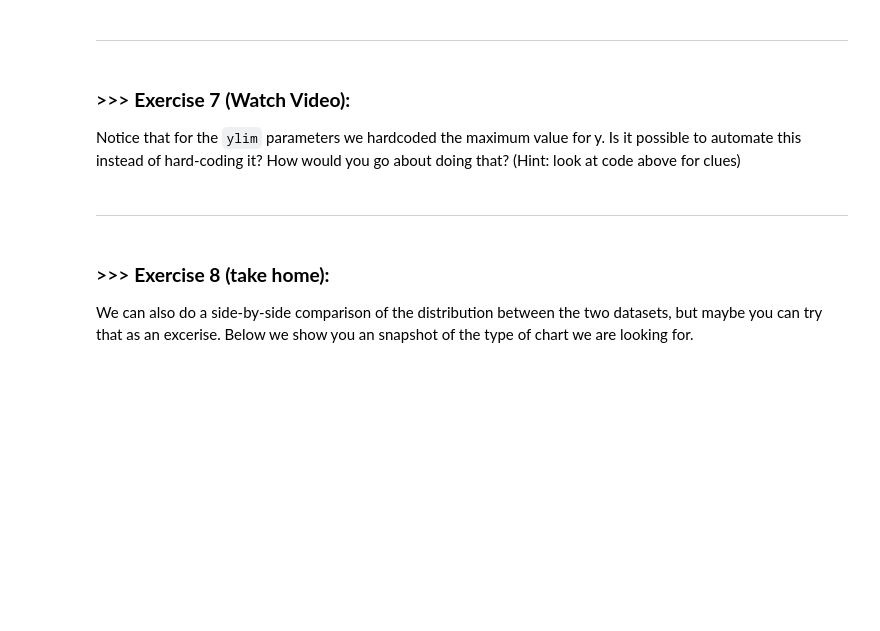
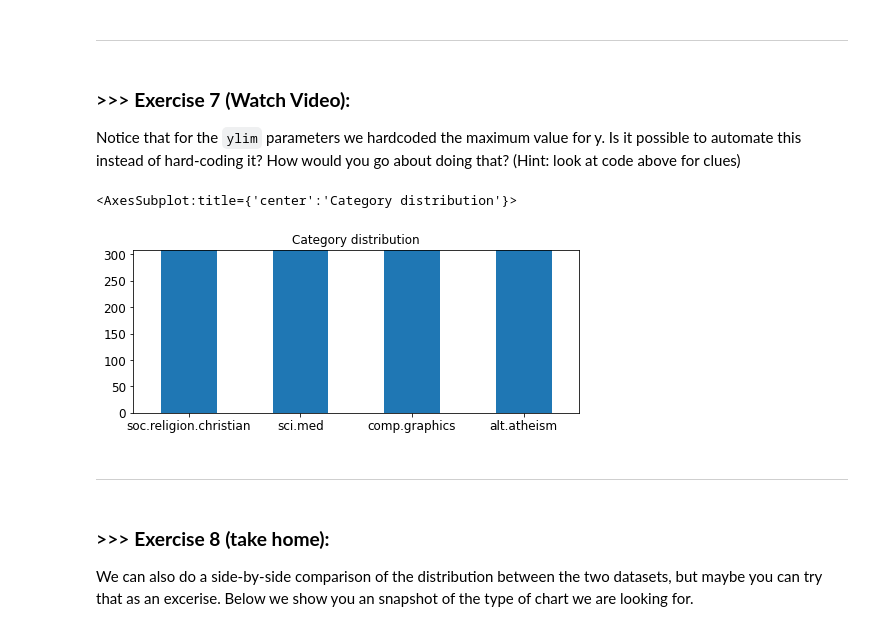
Before and after one commit to HummerQAQ/DM2024-Lab1-Master, a Jupyter notebook: DM2024-Lab1-Master.ipynb, the cells around one changed output. Saved outputs shown, nothing was run; the diff lists cells and outputs as text; code cells hidden in the pictures; blank space fills up the shorter version.

```diff
--- a/DM2024-Lab1-Master.ipynb
+++ b/DM2024-Lab1-Master.ipynb
@@ -893,3 +888,29 @@ Notice that for the `ylim` parameters we hardcoded the maximum value for y. Is i
+# %%
+# Answer here
+# plot barchart for X
+max_count = X.category_name.value_counts().max()
+ylim_max = int(max_count * 1.1)  # Add 10% space to aoivd the top bar to be too close to the top border
+
+X.category_name.value_counts().plot(kind='bar',
+                                  title='Category distribution',
+                                  ylim=[0, ylim_max], # set y-axis range, dynamic range
+                                  rot=0,
+                                  fontsize=11,
+                                  figsize=(8,3))
+
+# plot barchart for X_sample
+sample_max_count = X_sample.category_name.value_counts().max()
+sample_ylim_max = int(sample_max_count * 1.1)
+
+X_sample.category_name.value_counts().plot(kind='bar',
+                                         title='Category distribution',
+                                         ylim=[0, sample_ylim_max], # set y-axis range, dynamic range
+                                         rot=0,
+                                         fontsize=12,
+                                         figsize=(8,3))
+# %% [output]
+<AxesSubplot:title={'center':'Category distribution'}>
+[figure, added]
 # %% [markdown]
 ---
 # %% [markdown]
```
Also changed, not shown: parts of 83 cells of this notebook.
